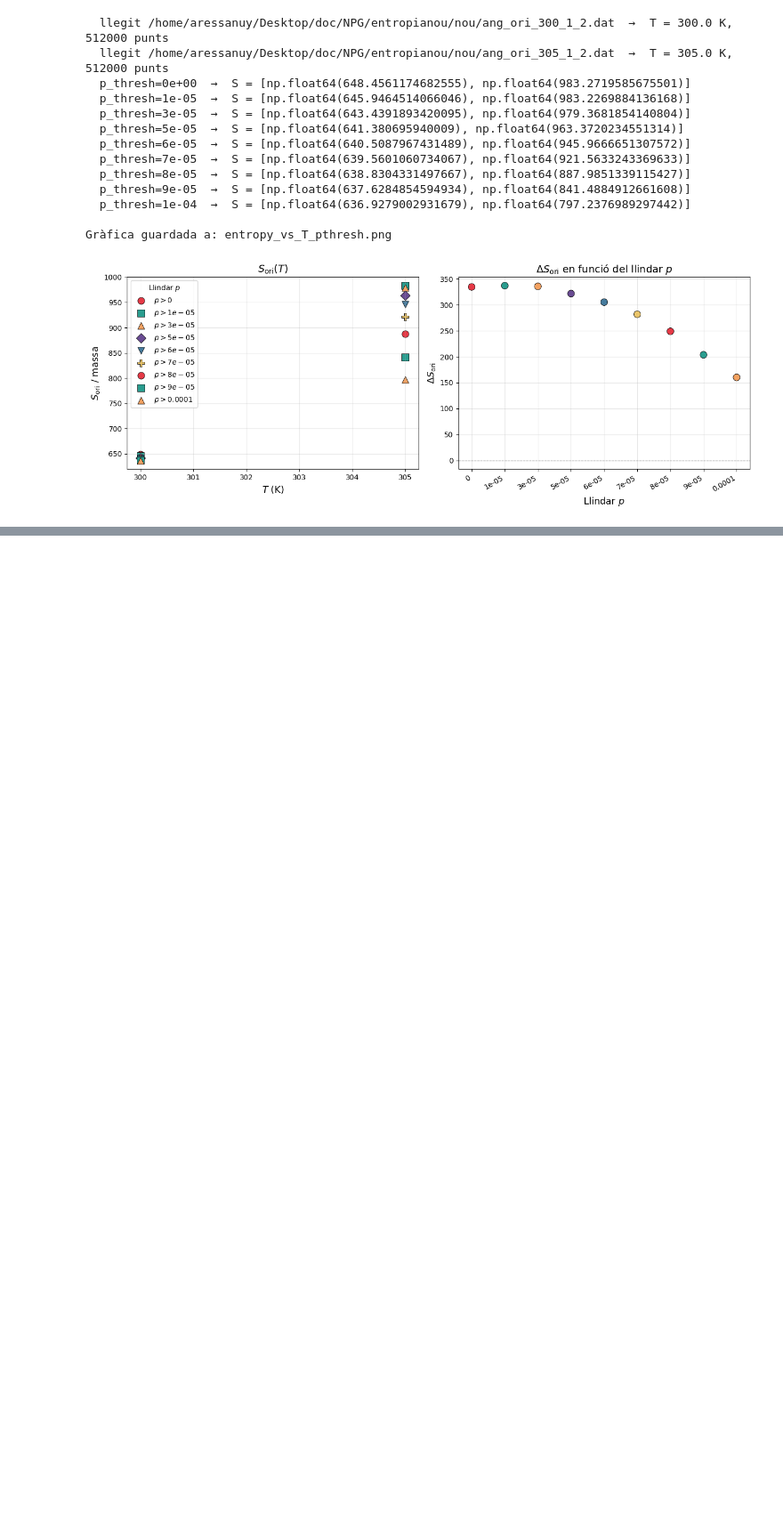
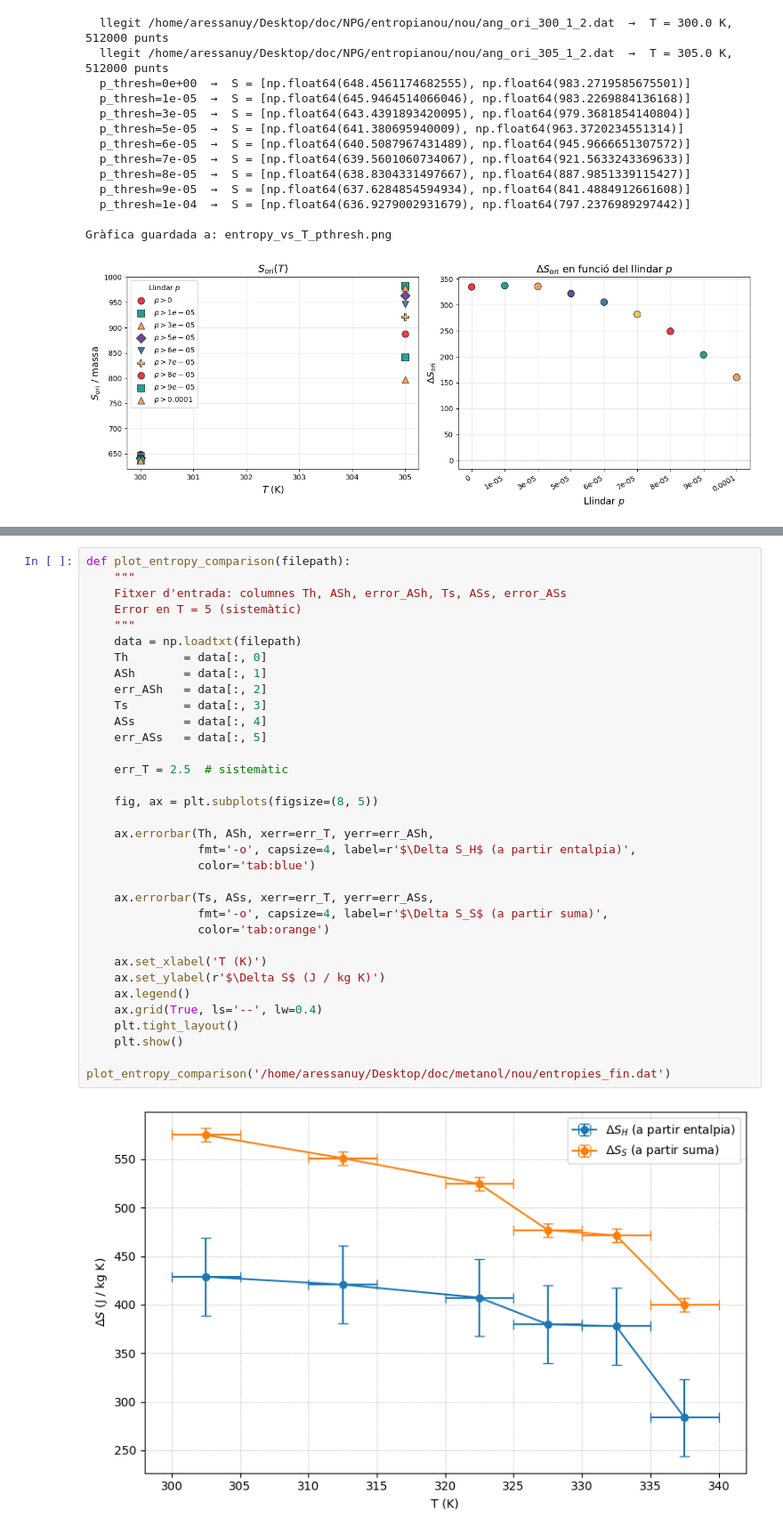
Before and after one commit to aressanu/ENTROPIES-25, a Jupyter notebook: NPG.ipynb, the cells around one changed output, grey strips where cells are left out. Shown at 89% size. Saved outputs shown, nothing was run; the diff lists cells and outputs as text; blank space fills up the shorter version.

```diff
--- a/NPG.ipynb
+++ b/NPG.ipynb
@@ -1295,0 +1289,36 @@ compare_entropy_by_bins(bins_list, file_216_a, file_216_b, file_512_a, file_512_
+# %%
+def plot_entropy_comparison(filepath):
+    """
+    Fitxer d'entrada: columnes Th, ASh, error_ASh, Ts, ASs, error_ASs
+    Error en T = 5 (sistemàtic)
+    """
+    data = np.loadtxt(filepath)
+    Th        = data[:, 0]
+    ASh       = data[:, 1]
+    err_ASh   = data[:, 2]
+    Ts        = data[:, 3]
+    ASs       = data[:, 4]
+    err_ASs   = data[:, 5]
+
+    err_T = 2.5  # sistemàtic
+
+    fig, ax = plt.subplots(figsize=(8, 5))
+
+    ax.errorbar(Th, ASh, xerr=err_T, yerr=err_ASh,
+                fmt='-o', capsize=4, label=r'$\Delta S_H$ (a partir entalpia)',
+                color='tab:blue')
+
+    ax.errorbar(Ts, ASs, xerr=err_T, yerr=err_ASs,
+                fmt='-o', capsize=4, label=r'$\Delta S_S$ (a partir suma)',
+                color='tab:orange')
+
+    ax.set_xlabel('T (K)')
+    ax.set_ylabel(r'$\Delta S$ (J / kg K)')
+    ax.legend()
+    ax.grid(True, ls='--', lw=0.4)
+    plt.tight_layout()
+    plt.show()
+
+plot_entropy_comparison('/home/aressanuy/Desktop/doc/metanol/nou/entropies_fin.dat')
+# %% [output]
+[figure, added]
```
Also changed, not shown: parts of 9 cells of this notebook, 1 other file.
